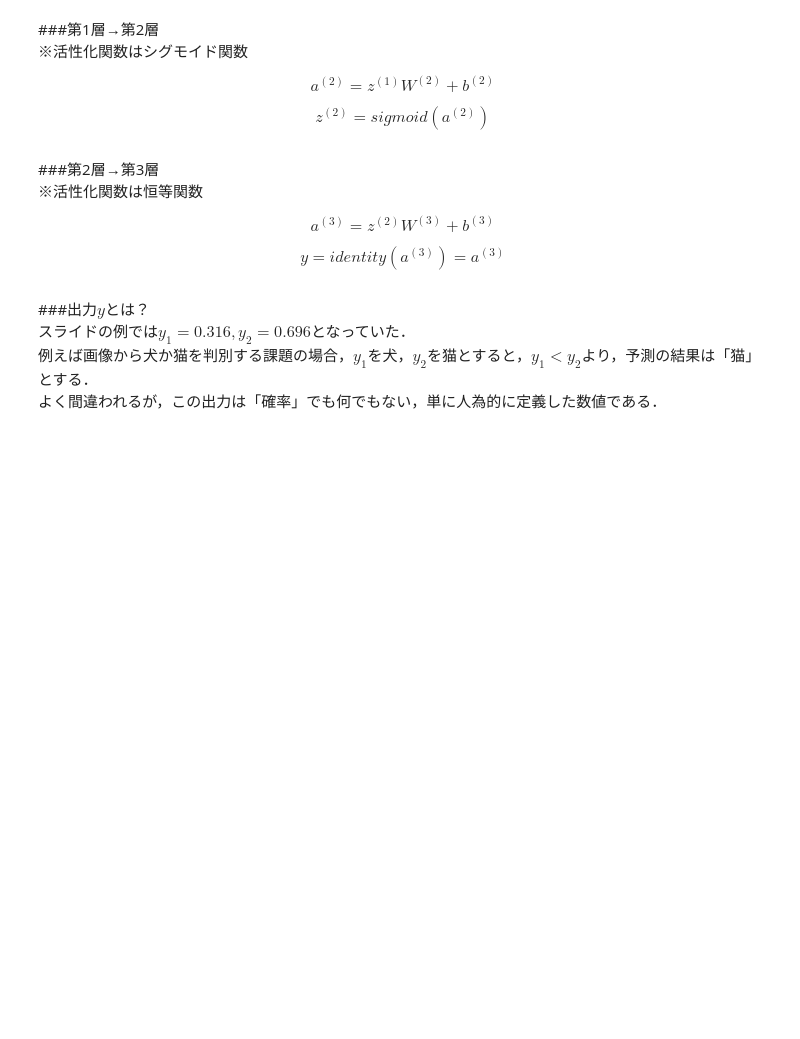
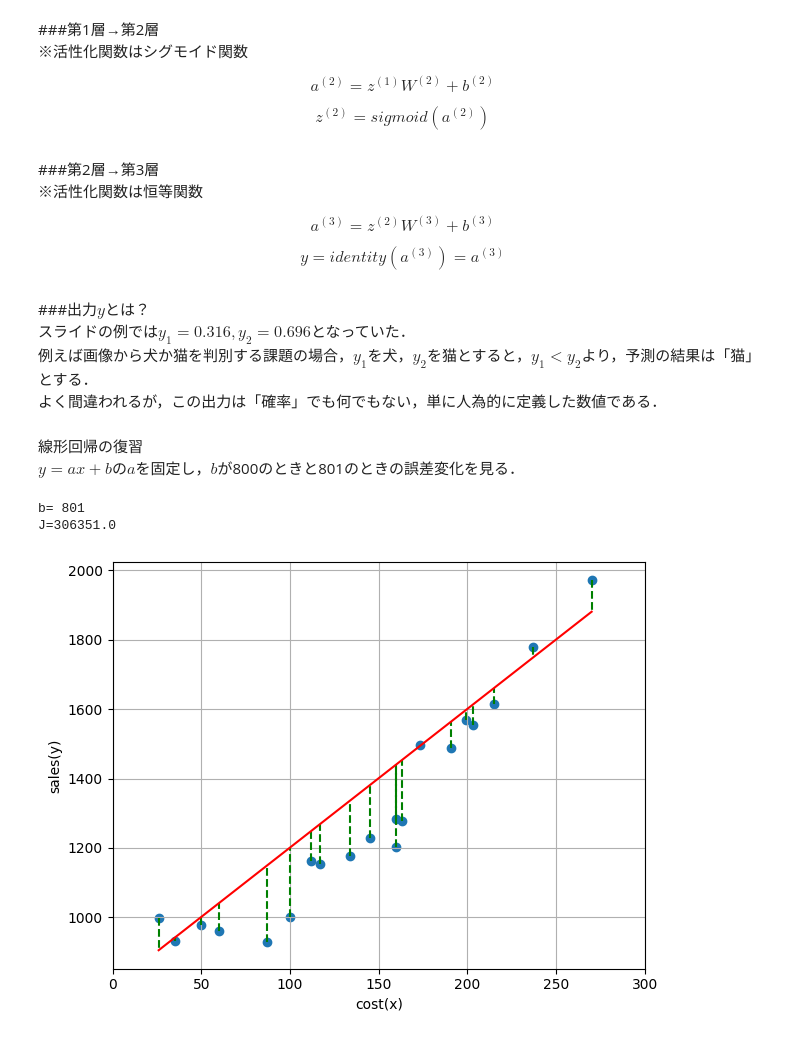
Before and after one commit to yasyamauchi/education, a Jupyter notebook: 2023AI.ipynb, the cells around one changed output. Saved outputs shown, nothing was run; the diff lists cells and outputs as text; code cells hidden in the pictures; blank space fills up the shorter version.

```diff
--- a/2023AI.ipynb
+++ b/2023AI.ipynb
@@ -1427,3 +1435,46 @@ $$
 スライドの例では$y_1=0.316, y_2=0.696$となっていた．
 例えば画像から犬か猫を判別する課題の場合，$y_1$を犬，$y_2$を猫とすると，$y_1<y_2$より，予測の結果は「猫」とする．
 よく間違われるが，この出力は「確率」でも何でもない，単に人為的に定義した数値である．
+# %% [markdown]
+線形回帰の復習
+$y=ax+b$の$a$を固定し，$b$が800のときと801のときの誤差変化を見る．
+# %%
+import numpy as np
+import matplotlib.pyplot as plt
+
+# xが広告費，yが売上高
+x = [26,35,50,60,87,100,112,117,134,145,160,160,163,173,191,199,203,215,237,270]
+y = [999,933,978,960,930,1002,1161,1155,1176,1230,1203,1284,1278,1497,1488,1569,1554,1614,1779,1971]
+
+# 1次関数の定義
+def estimate_func(param,x):
+    return (param[0]*x + param[1])
+
+p = []
+p.append(4.0)  # 係数aは固定
+p.append(float(input('b= ')))  # 最初は800あたりから試す
+
+ylin = [estimate_func(p,i) for i in x]  # y = ax + b
+
+# 誤差を合計する
+J = 0
+for i in range(len(x)):
+    J += (ylin[i]-y[i])**2
+print('J={}'.format(J))
+
+# グラフの描画
+fig, axe = plt.subplots()
+axe.set_xlabel('cost(x)')  # x軸ラベル
+axe.set_ylabel('sales(y)')  # y軸ラベル
+axe.grid()            # 罫線
+axe.set_xlim([0, 300]) # x方向の描画範囲を指定
+axe.scatter(x,y)
+for i in range(len(x)):
+    axe.plot([x[i],x[i]],[y[i],ylin[i]],color="g",linestyle = "dashed")
+axe.plot(x,ylin,color="r")
+fig.tight_layout()  # レイアウトの設定
+plt.show()
+# %% [output]
+b= 801
+J=306351.0
+[figure, added]
```
Also changed, not shown: parts of 6 cells of this notebook.
